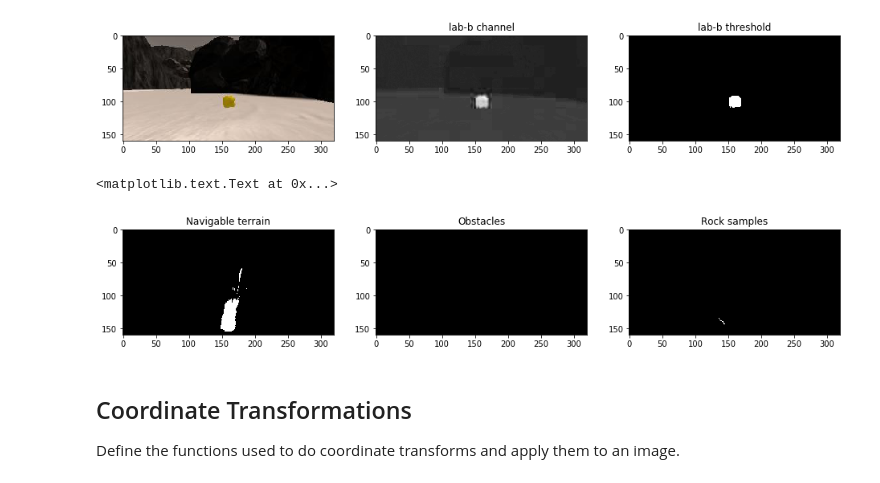
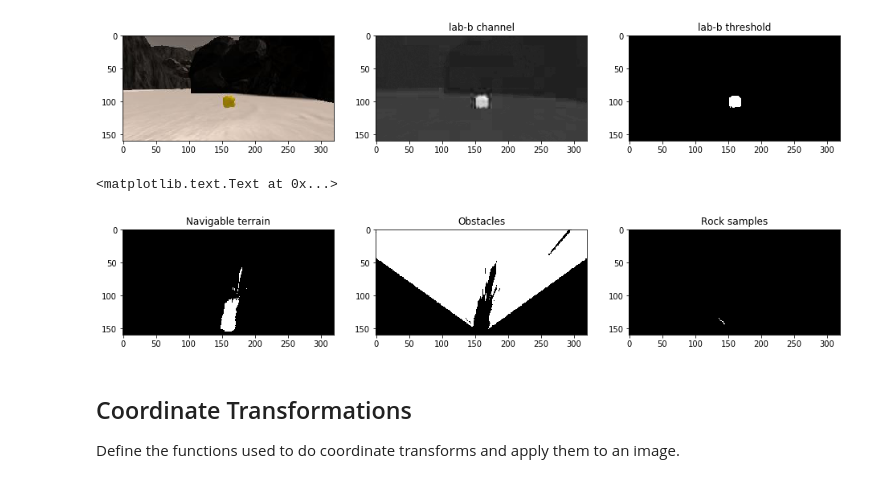
Before and after one commit to Tonks89/RoboND-Rover-Project, a Jupyter notebook: code/Rover_Project_Test_Notebook.ipynb, the cells around one changed output. Drawn from its saved outputs; the diff is of its cells as text; code cells hidden in the pictures.

```diff
--- a/code/Rover_Project_Test_Notebook.ipynb
+++ b/code/Rover_Project_Test_Notebook.ipynb
@@ -179,6 +179,7 @@ def color_thresh(img, rgb_thresh=(160, 160, 160), b_thresh=(165,255)):
                 & (img[:,:,1] > 0)\
                 & (img[:,:,2] > 0)
 
+    obstacle_select[below_thresh] = 1
 
     # ----> Rock sample threshold
 
@@ -192,34 +193,34 @@ def color_thresh(img, rgb_thresh=(160, 160, 160), b_thresh=(165,255)):
 
     # create binary image same size as original image
     rock_binary = np.zeros_like(b_channel)
     # set pixels containing yellow to 1
     rock_binary[(b_channel >= b_thresh[0]) & (b_channel <=  b_thresh[1])] = 1
     #plt.figure()
     #plt.imshow(rock_binary,cmap='gray')
     #plt.title('lab-b threshold')
 
 
     # Return the binary images
     return navigable_select,obstacle_select,rock_binary
 
 
 threshed1, threshed2, threshed3 = color_thresh(warped)
 
 fig = plt.figure(figsize=(16,3))
 plt.subplot(131)
 plt.imshow(threshed1, cmap='gray')
 plt.title('Navigable terrain')
 plt.subplot(132)
 plt.imshow(threshed2, cmap='gray')
 plt.title('Obstacles')
 plt.subplot(133)
 plt.imshow(threshed3, cmap='gray')
 plt.title('Rock samples')
 
 #scipy.misc.imsave('../output/warped_threshed.jpg', threshed*255)
 # %% [output]
 <matplotlib.text.Text at 0x...>
-[figure, old version]
+[figure, new version]
 # %% [markdown]
 ## Coordinate Transformations
 Define the functions used to do coordinate transforms and apply them to an image.
```
Also changed, not shown: parts of 1 cell of this notebook, 1 other file.
